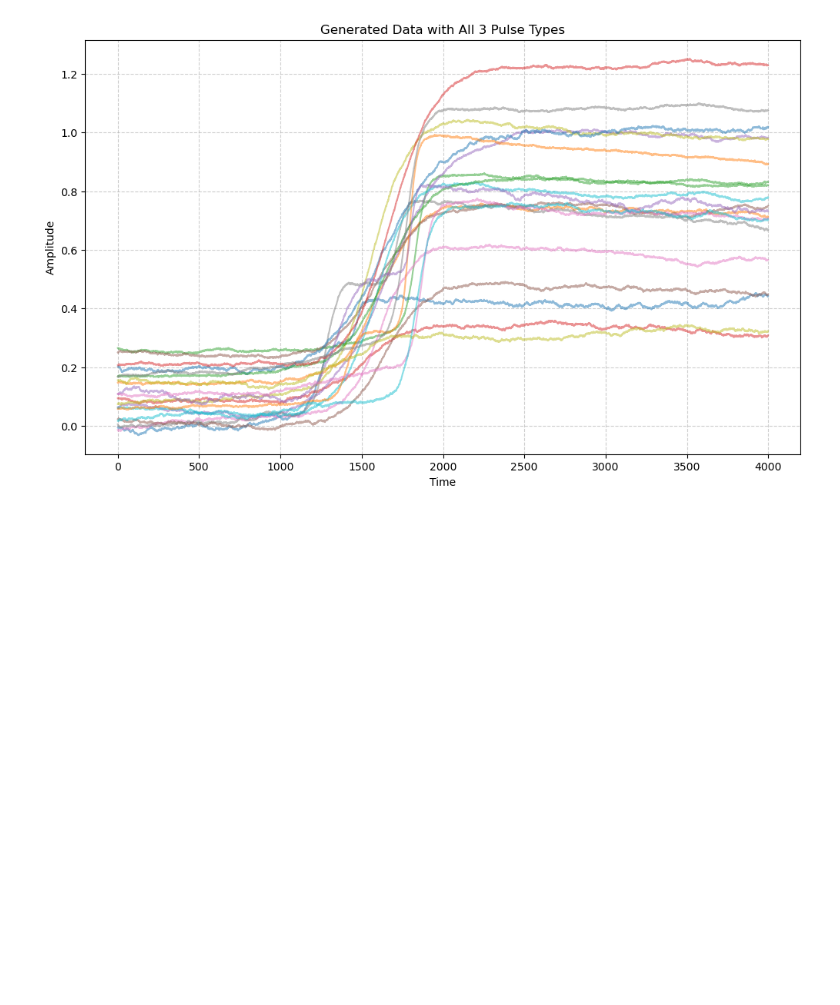
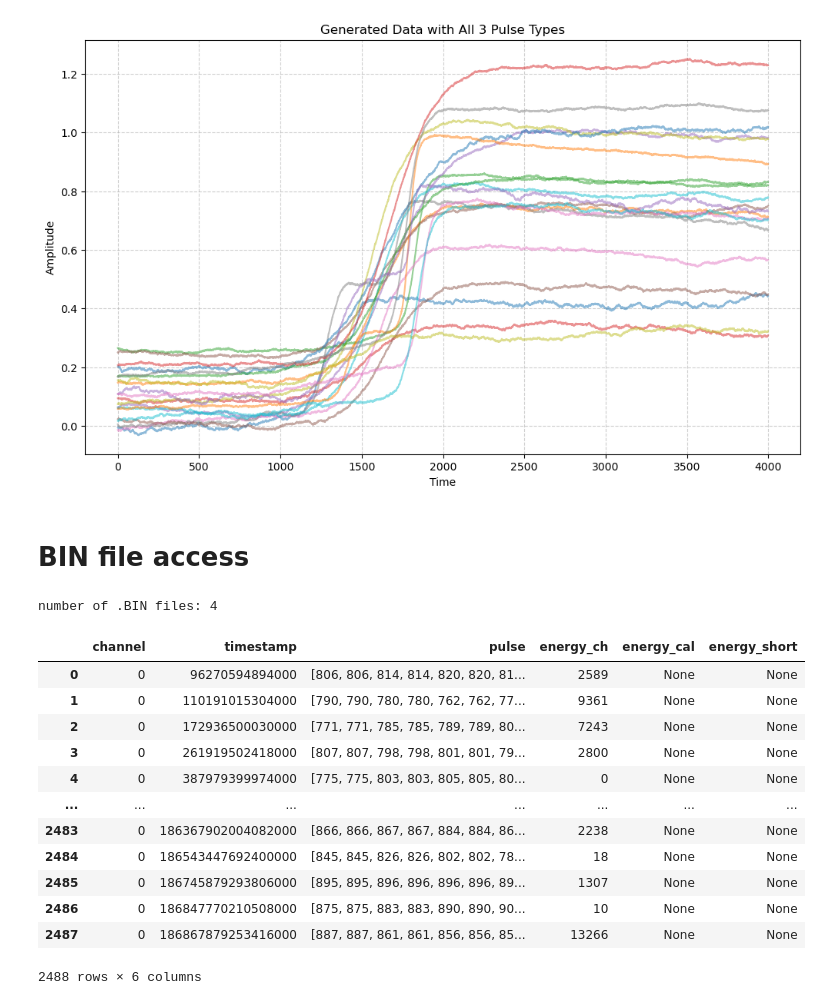
Before and after one commit to simonemanti/vipbege, a Jupyter notebook: demo.ipynb, the cells around one changed output. Cells and saved outputs as stored; diff of their text form; code cells hidden in the pictures; blank space fills up the shorter version.

Commit message:
update DataParser class

```diff
--- a/demo.ipynb
+++ b/demo.ipynb
@@ -436,3 +436,29 @@ plt.grid(True, linestyle='--', alpha=0.6)
 plt.show()
 # %% [output]
 [figure]
+# %% [markdown]
+# **BIN file access**
+# %%
+reference = '/directory/to/reference.BIN'
+folder = '/directory/to/BIN_folder'
+# %%
+parser = DataParser(header_file=reference)
+df = parser.save_events(folder=folder, channel=0, save_df=False)
+# %% [output]
+number of .BIN files: 4
+# %%
+df
+# %% [output]
+|  | channel | timestamp | pulse | energy_ch | energy_cal | energy_short |
+| 0 | 0 | 96270594894000 | [806, 806, 814, 814, 820, 820, 81... | 2589 | None | None |
+| 1 | 0 | 110191015304000 | [790, 790, 780, 780, 762, 762, 77... | 9361 | None | None |
+| 2 | 0 | 172936500030000 | [771, 771, 785, 785, 789, 789, 80... | 7243 | None | None |
+| 3 | 0 | 261919502418000 | [807, 807, 798, 798, 801, 801, 79... | 2800 | None | None |
+| 4 | 0 | 387979399974000 | [775, 775, 803, 803, 805, 805, 80... | 0 | None | None |
+| ... | ... | ... | ... | ... | ... | ... |
+| 2483 | 0 | 186367902004082000 | [866, 866, 867, 867, 884, 884, 86... | 2238 | None | None |
+| 2484 | 0 | 186543447692400000 | [845, 845, 826, 826, 802, 802, 78... | 18 | None | None |
+| 2485 | 0 | 186745879293806000 | [895, 895, 896, 896, 896, 896, 89... | 1307 | None | None |
+| 2486 | 0 | 186847770210508000 | [875, 875, 883, 883, 890, 890, 90... | 10 | None | None |
+| 2487 | 0 | 186867879253416000 | [887, 887, 861, 861, 856, 856, 85... | 13266 | None | None |
+2488 rows × 6 columns
```
Also changed, not shown: parts of 1 cell of this notebook, 1 other file.
